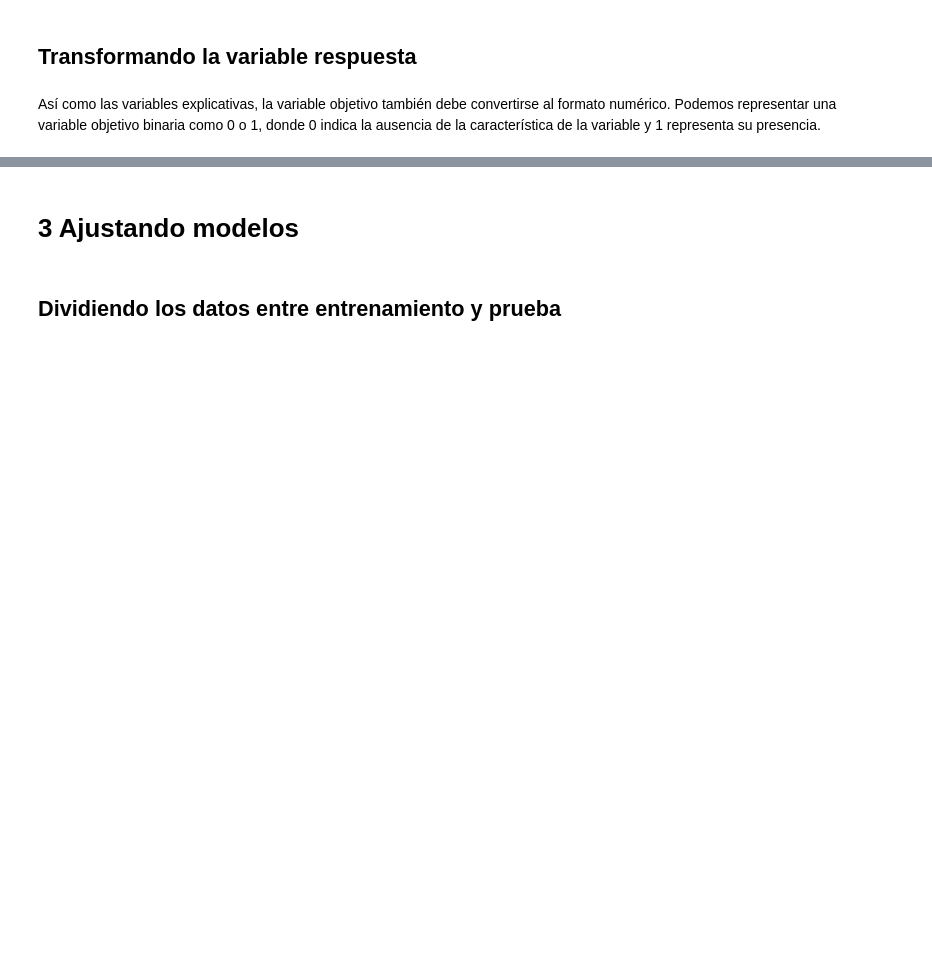
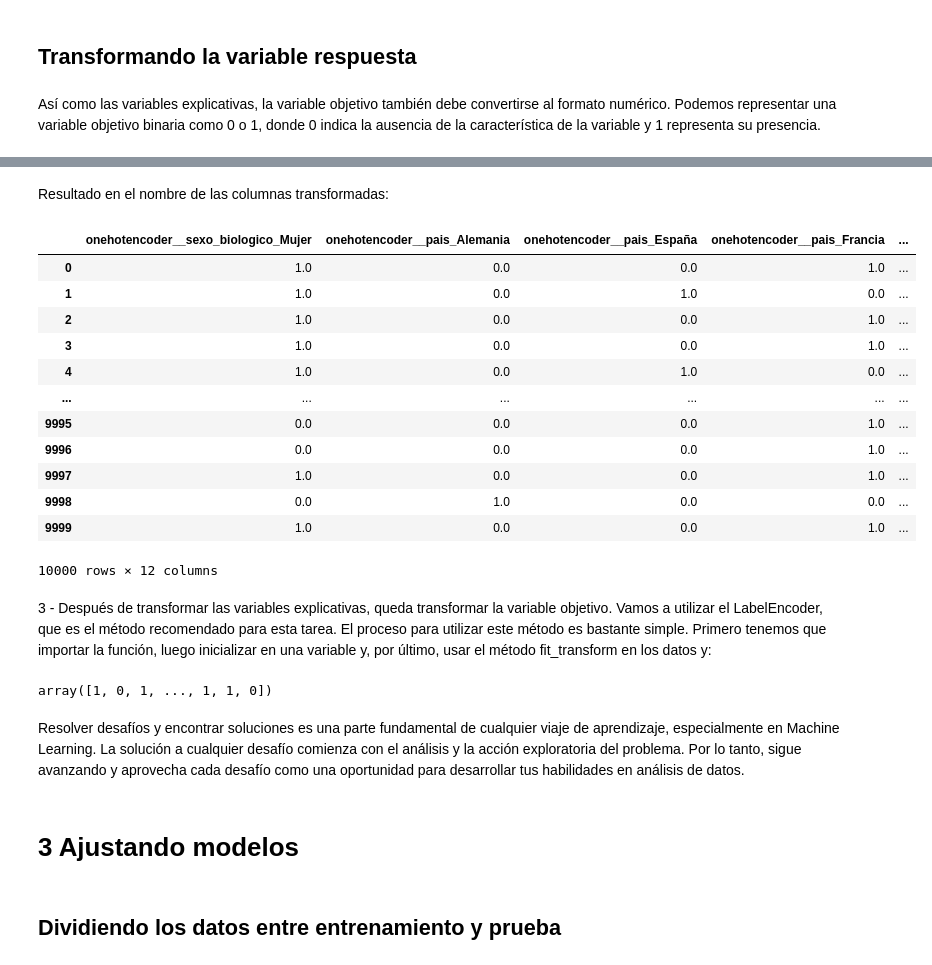
Before and after one commit to Maucho6340/2160-aprendiendo-a-clasificar-datos-con-ml, a Jupyter notebook: Clasificacion_primeros_pasos.ipynb, the cells around one changed output, grey strips where cells are left out. Cells and saved outputs as stored; diff of their text form; code cells hidden in the pictures; blank space fills up the shorter version.

```diff
--- a/Clasificacion_primeros_pasos.ipynb
+++ b/Clasificacion_primeros_pasos.ipynb
@@ -391,0 +527,3 @@ Así como las variables explicativas, la variable objetivo también debe convert
+# %%
+x_desafio = datos_desafio.drop('churn', axis = 1)
+y_desafio = datos_desafio['churn']
@@ -391,0 +547,7 @@ Así como las variables explicativas, la variable objetivo también debe convert
+# %%
+one_hot = make_column_transformer((
+    OneHotEncoder(drop = 'if_binary'),
+    ['sexo_biologico','pais', 'tiene_tarjeta_credito', 'miembro_activo']
+),
+    remainder = 'passthrough',
+    sparse_threshold=0)
@@ -391,0 +556,4 @@ Así como las variables explicativas, la variable objetivo también debe convert
+# %%
+columnas = x_desafio.columns
+# %%
+x_desafio = one_hot.fit_transform(x_desafio)
@@ -391,0 +571,20 @@ Así como las variables explicativas, la variable objetivo también debe convert
+# %% [markdown]
+Resultado en el nombre de las columnas transformadas:
+# %%
+pd.DataFrame(x_desafio, columns = one_hot.get_feature_names_out(columnas))
+# %% [output]
+|  | onehotencoder__sexo_biologico_Mujer | onehotencoder__pais_Alemania | onehotencoder__pais_España | onehotencoder__pais_Francia | ... |
+| 0 | 1.0 | 0.0 | 0.0 | 1.0 | ... |
+| 1 | 1.0 | 0.0 | 1.0 | 0.0 | ... |
+| 2 | 1.0 | 0.0 | 0.0 | 1.0 | ... |
+| 3 | 1.0 | 0.0 | 0.0 | 1.0 | ... |
+| 4 | 1.0 | 0.0 | 1.0 | 0.0 | ... |
+| ... | ... | ... | ... | ... | ... |
+| 9995 | 0.0 | 0.0 | 0.0 | 1.0 | ... |
+| 9996 | 0.0 | 0.0 | 0.0 | 1.0 | ... |
+| 9997 | 1.0 | 0.0 | 0.0 | 1.0 | ... |
+| 9998 | 0.0 | 1.0 | 0.0 | 0.0 | ... |
+| 9999 | 1.0 | 0.0 | 0.0 | 1.0 | ... |
+10000 rows × 12 columns
+# %% [markdown]
+3 - Después de transformar las variables explicativas, queda transformar la variable objetivo. Vamos a utilizar el LabelEncoder, que es el método recomendado para esta tarea. El proceso para utilizar este método es bastante simple. Primero tenemos que importar la función, luego inicializar en una variable y, por último, usar el método fit_transform en los datos y:
@@ -392,3 +595,10 @@ Así como las variables explicativas, la variable objetivo también debe convert
+# %%
+y_desafio = label_encoder.fit_transform(y_desafio)
+y_desafio
+# %% [output]
+array([1, 0, 1, ..., 1, 1, 0])
+# %% [markdown]
+Resolver desafíos y encontrar soluciones es una parte fundamental de cualquier viaje de aprendizaje, especialmente en Machine Learning. La solución a cualquier desafío comienza con el análisis y la acción exploratoria del problema. Por lo tanto, sigue avanzando y aprovecha cada desafío como una oportunidad para desarrollar tus habilidades en análisis de datos.
 # %% [markdown]
 # 3 Ajustando modelos
 # %% [markdown]
```
Also changed, not shown: parts of 30 cells of this notebook.
